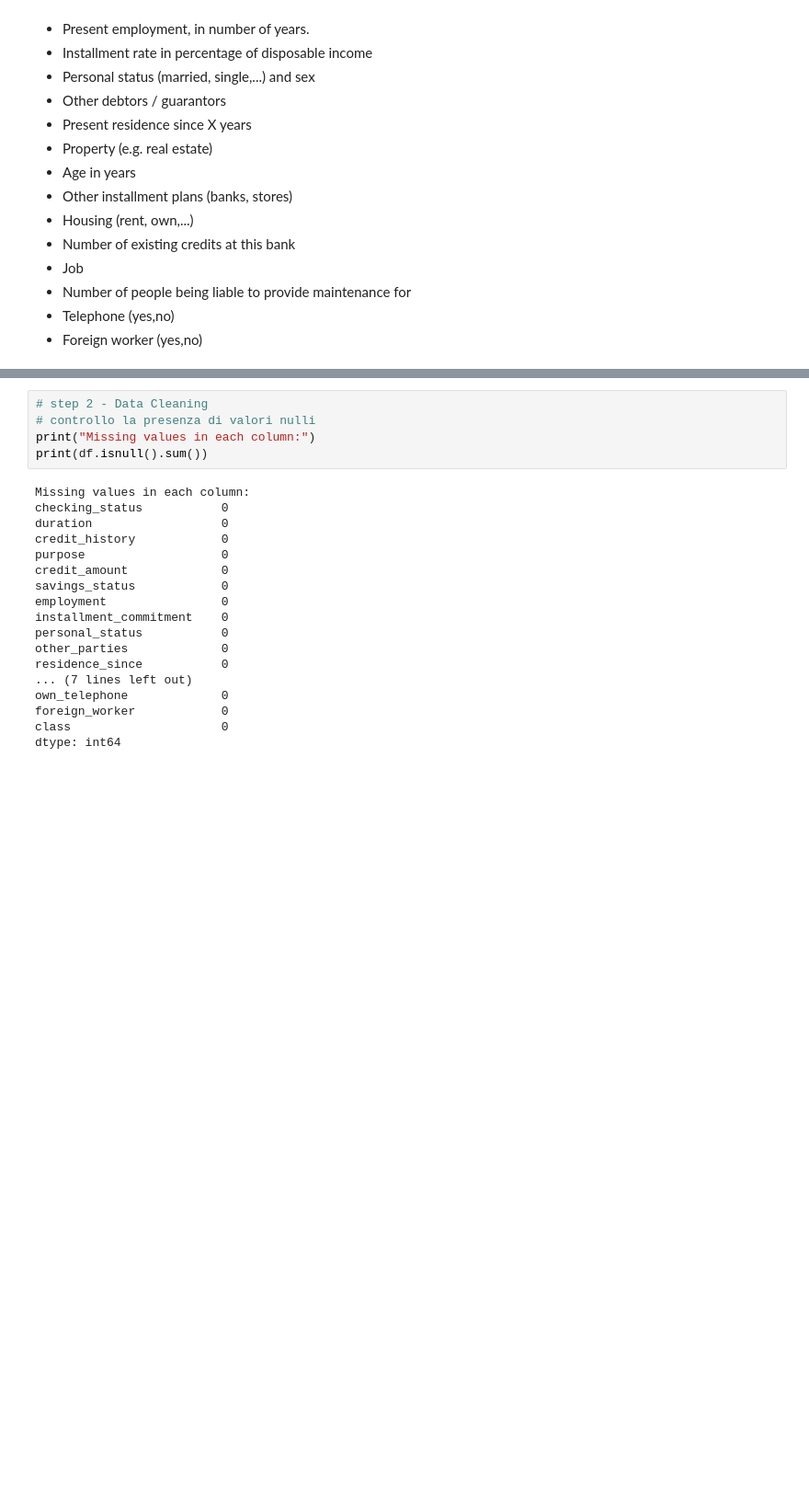
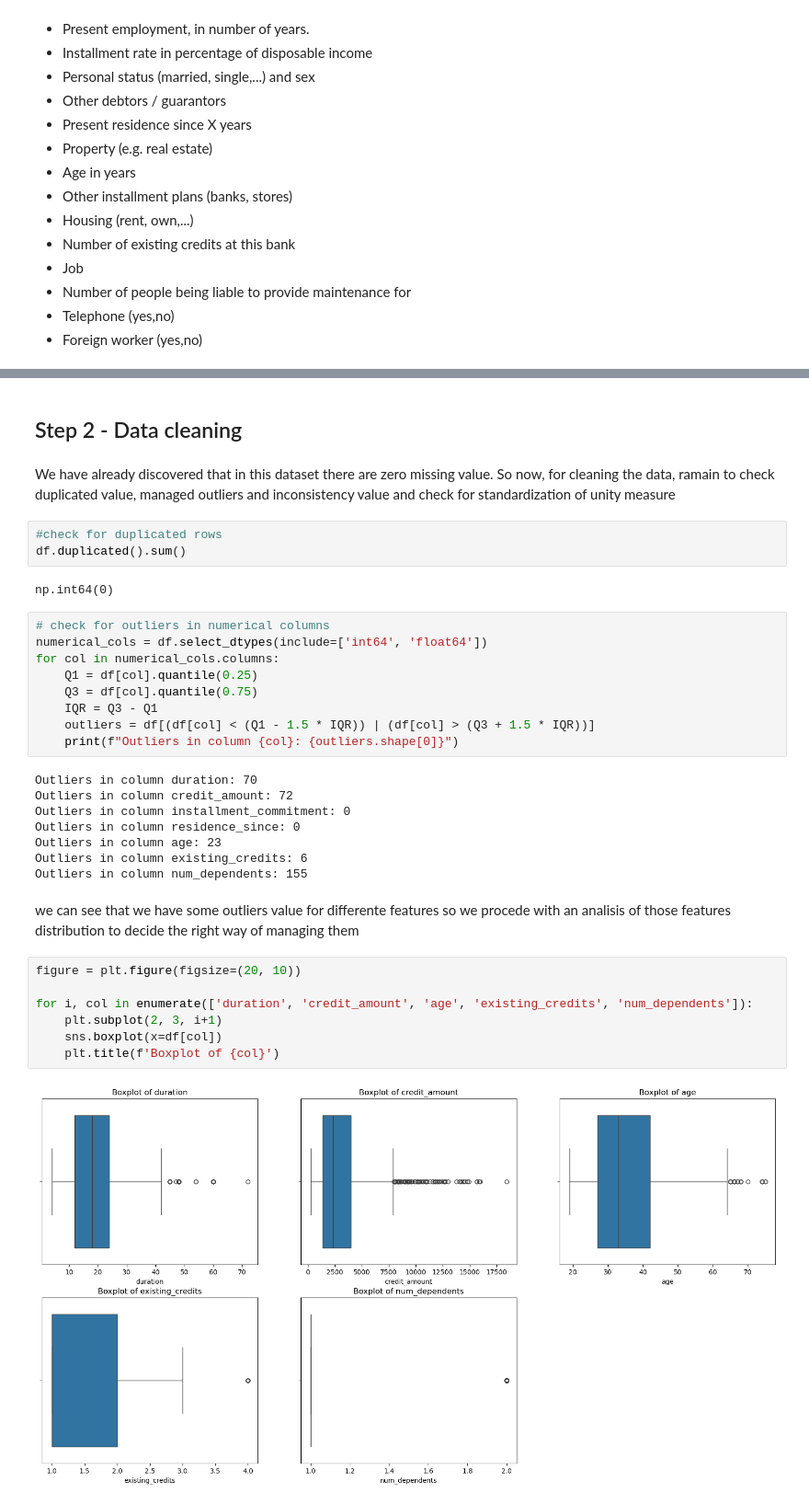
Before and after one commit to EmanueleLippi/AI-in-Credit-Risk-Modeling, a Jupyter notebook: notebook/notebook.ipynb, the cells around one changed output, grey strips where cells are left out. Shown at 92% size. Drawn from its saved outputs; the diff is of its cells as text; blank space fills up the shorter version.

```diff
--- a/notebook/notebook.ipynb
+++ b/notebook/notebook.ipynb
@@ -67,23 +80,37 @@ memory usage: 71.0 KB
+# %% [markdown]
+## Step 2 - Data cleaning
+# %% [markdown]
+We have already discovered that in this dataset there are zero missing value. So now, for cleaning the data, ramain to check duplicated value, managed outliers and inconsistency value and check for standardization of unity measure
 # %%
-# step 2 - Data Cleaning
-# controllo la presenza di valori nulli
-print("Missing values in each column:")
-print(df.isnull().sum())
+#check for duplicated rows
+df.duplicated().sum()
 # %% [output]
-Missing values in each column:
-checking_status           0
-duration                  0
-credit_history            0
-purpose                   0
-credit_amount             0
-savings_status            0
-employment                0
-installment_commitment    0
-personal_status           0
-other_parties             0
-residence_since           0
-... (7 lines left out)
-own_telephone             0
-foreign_worker            0
-class                     0
-dtype: int64
+np.int64(0)
+# %%
+# check for outliers in numerical columns
+numerical_cols = df.select_dtypes(include=['int64', 'float64'])
+for col in numerical_cols.columns:
+    Q1 = df[col].quantile(0.25)
+    Q3 = df[col].quantile(0.75)
+    IQR = Q3 - Q1
+    outliers = df[(df[col] < (Q1 - 1.5 * IQR)) | (df[col] > (Q3 + 1.5 * IQR))]
+    print(f"Outliers in column {col}: {outliers.shape[0]}")
+# %% [output]
+Outliers in column duration: 70
+Outliers in column credit_amount: 72
+Outliers in column installment_commitment: 0
+Outliers in column residence_since: 0
+Outliers in column age: 23
+Outliers in column existing_credits: 6
+Outliers in column num_dependents: 155
+# %% [markdown]
+we can see that we have some outliers value for differente features so we procede with an analisis of those features distribution to decide the right way of managing them
+# %%
+figure = plt.figure(figsize=(20, 10))
+
+for i, col in enumerate(['duration', 'credit_amount', 'age', 'existing_credits', 'num_dependents']):
+    plt.subplot(2, 3, i+1)
+    sns.boxplot(x=df[col])
+    plt.title(f'Boxplot of {col}')
+# %% [output]
+[figure, added]
```
Also changed, not shown: parts of 65 cells of this notebook, 1 other file.
